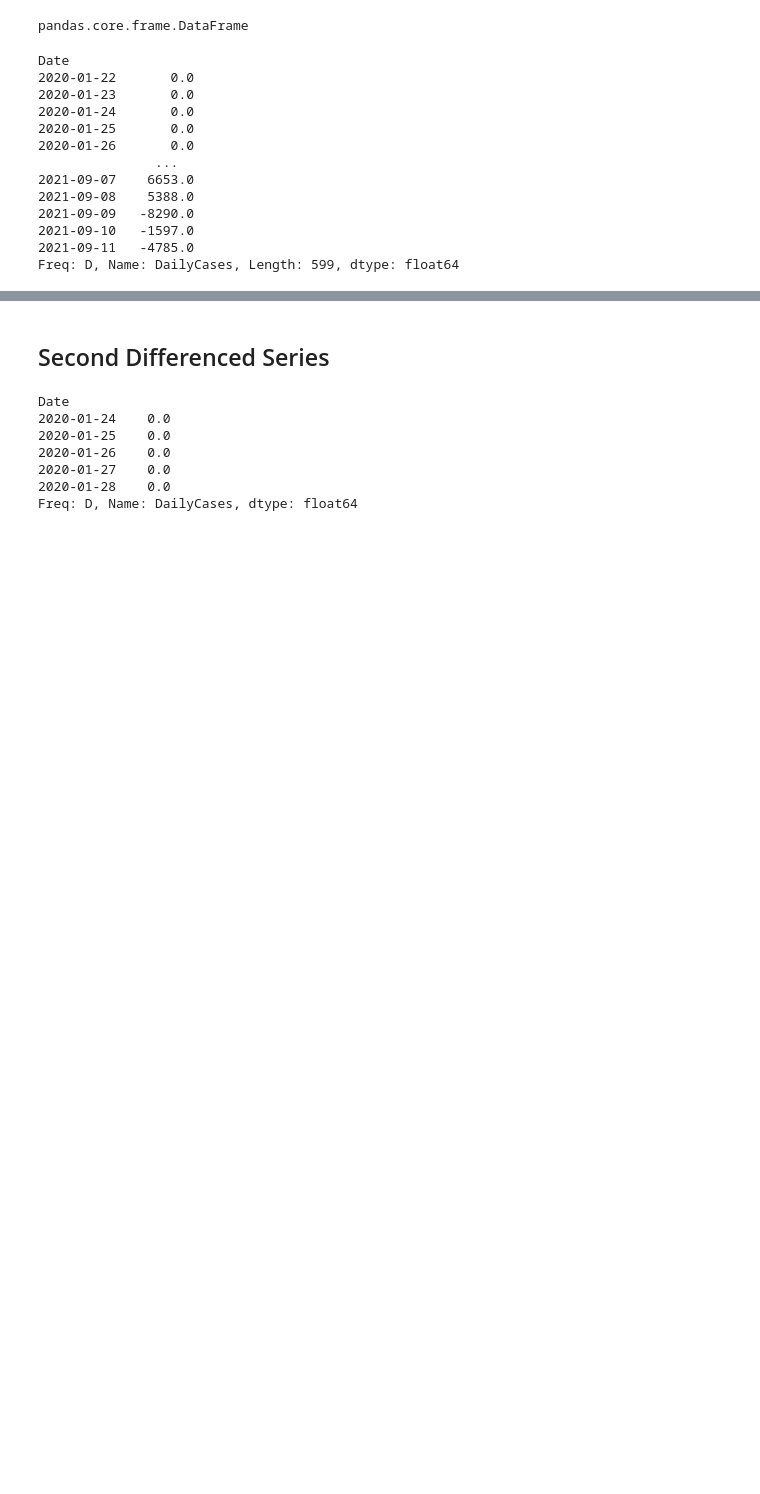
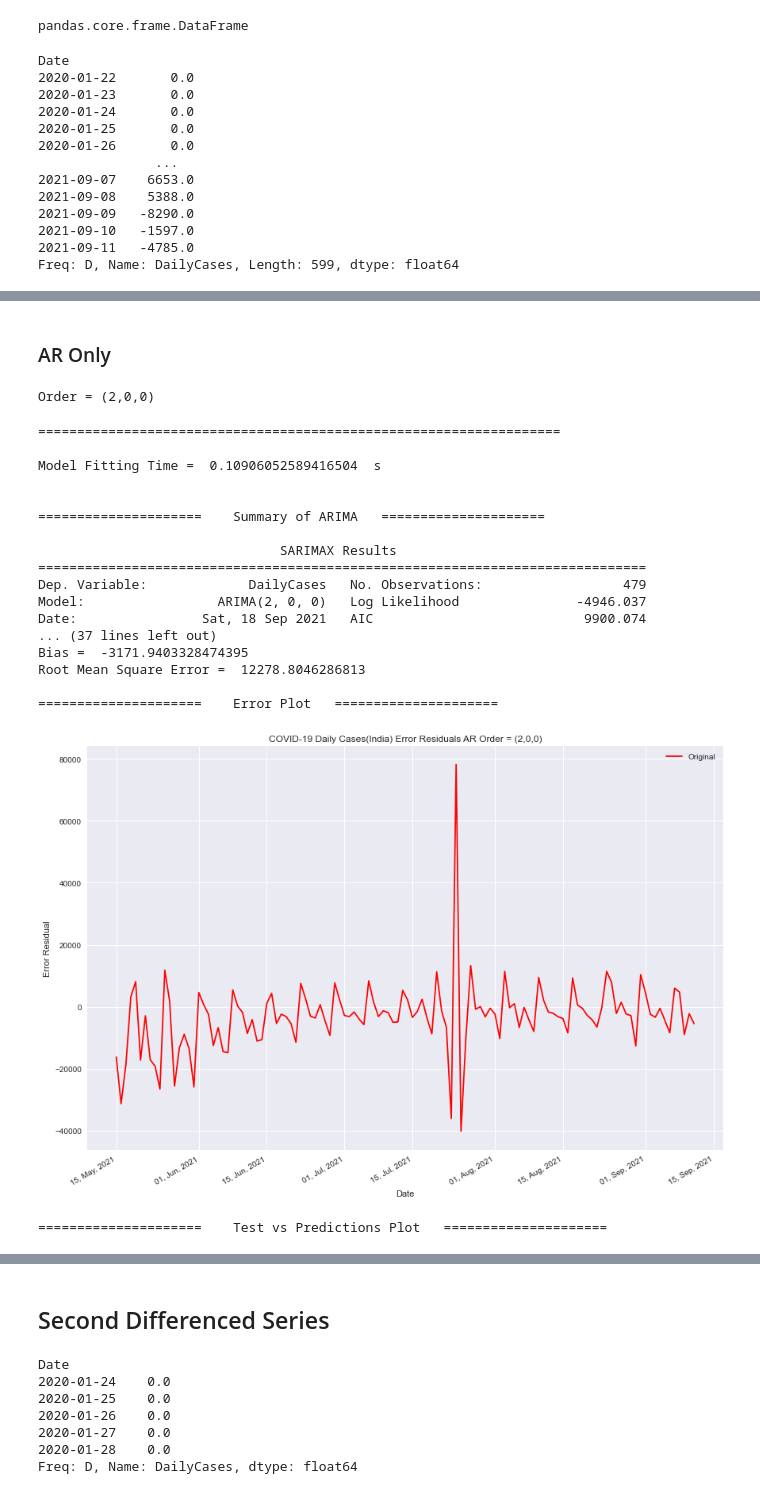
Before and after one commit to absaw/COVID19Analysis, a Jupyter notebook: Code/Time Series Analysis.ipynb, the cells around one changed output, grey strips where cells are left out. Drawn from its saved outputs; the diff is of its cells as text; code cells hidden in the pictures; blank space fills up the shorter version.

```diff
--- a/Code/Time Series Analysis.ipynb
+++ b/Code/Time Series Analysis.ipynb
@@ -665,3 +512,21 @@ def errorplot(error_residuals,description,order):
     plt.legend()
     plt.savefig(fname='Results\\'+name+'.png', dpi=300, bbox_inches='tight')
     plt.show()
+# %%
+def vsplot(test,pred,description,order):
+    print("\n=====================    Test vs Predictions Plot   =====================\n")
+    plt.style.use('seaborn')
+    plt.figure(figsize=(12,8))
+    plt.plot(test,color='red',label='Test Data')
+    plt.plot(pred,color='blue',label='Predicted Data')
+    plt.gcf().autofmt_xdate()
+    date_format = mpl_dates.DateFormatter('%d, %b, %Y')
+    plt.gca().xaxis.set_major_formatter(date_format)
+    plt.tight_layout()
+    plt.xlabel("Date")
+    plt.ylabel("1st Difference")
+    name='COVID-19 Daily Cases Prediction(India) '+description+' '+order
+    plt.title(name)
+    plt.legend()
+    plt.savefig(fname='Results\\'+name+'.png', dpi=300, bbox_inches='tight')
+    plt.show()
@@ -667,0 +572,33 @@ def errorplot(error_residuals,description,order):
+# %% [markdown]
+### AR Only
+# %%
+p=2
+d=0
+q=0
+order="Order = ({},{},{})".format(p,d,q)
+description="AR"
+print(order)
+# %% [output]
+Order = (2,0,0)
+# %%
+arima_model(p,d,q,fd_train_daily,fd_test_daily,description)
+# %% [output]
+===================================================================
+
+Model Fitting Time =  0.10906052589416504  s
+
+
+=====================    Summary of ARIMA   =====================
+
+                               SARIMAX Results
+==============================================================================
+Dep. Variable:             DailyCases   No. Observations:                  479
+Model:                 ARIMA(2, 0, 0)   Log Likelihood               -4946.037
+Date:                Sat, 18 Sep 2021   AIC                           9900.074
+... (37 lines left out)
+Bias =  -3171.9403328474395
+Root Mean Square Error =  12278.8046286813
+
+=====================    Error Plot   =====================
+[figure, added]
+=====================    Test vs Predictions Plot   =====================
```
Also changed, not shown: parts of 70 cells of this notebook, 12 other files.
